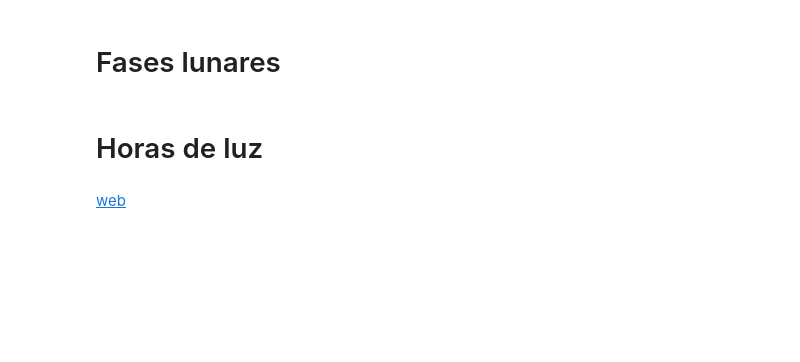
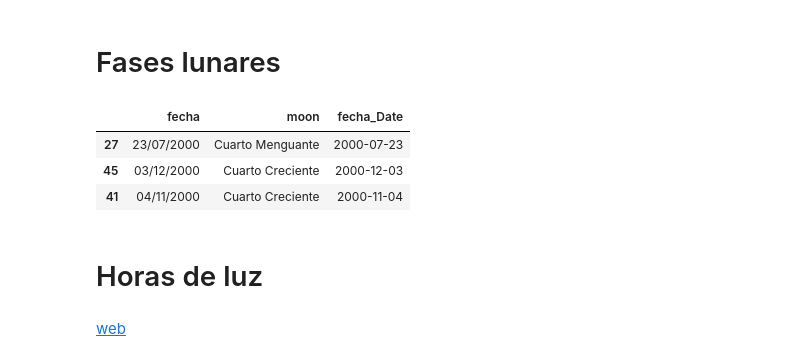
Before and after one commit to emarfer/healthy_mental_health, a Jupyter notebook: notebooks/01_escrapeo_y_creacion_csv.ipynb, the cells around one changed output. Cells and saved outputs as stored; diff of their text form; code cells hidden in the pictures; blank space fills up the shorter version.

```diff
--- a/notebooks/01_escrapeo_y_creacion_csv.ipynb
+++ b/notebooks/01_escrapeo_y_creacion_csv.ipynb
@@ -109,6 +126,13 @@ diagnostic.to_csv("../data/diagnos.csv", index=False)
 url = 'https://calendarios.ideal.es/calendario-lunar/fases-lunares/'
 # %%
 lunas = esc.calendariolunar(url,2000,2021)
+# %%
+lunas.sample(3)
+# %% [output]
+|  | fecha | moon | fecha_Date |
+| 27 | 23/07/2000 | Cuarto Menguante | 2000-07-23 |
+| 45 | 03/12/2000 | Cuarto Creciente | 2000-12-03 |
+| 41 | 04/11/2000 | Cuarto Creciente | 2000-11-04 |
 # %%
 lunas.to_csv('../data/cal_lunar.csv')
 # %% [markdown]
```
Also changed, not shown: parts of 16 cells of this notebook, 17 other files.
